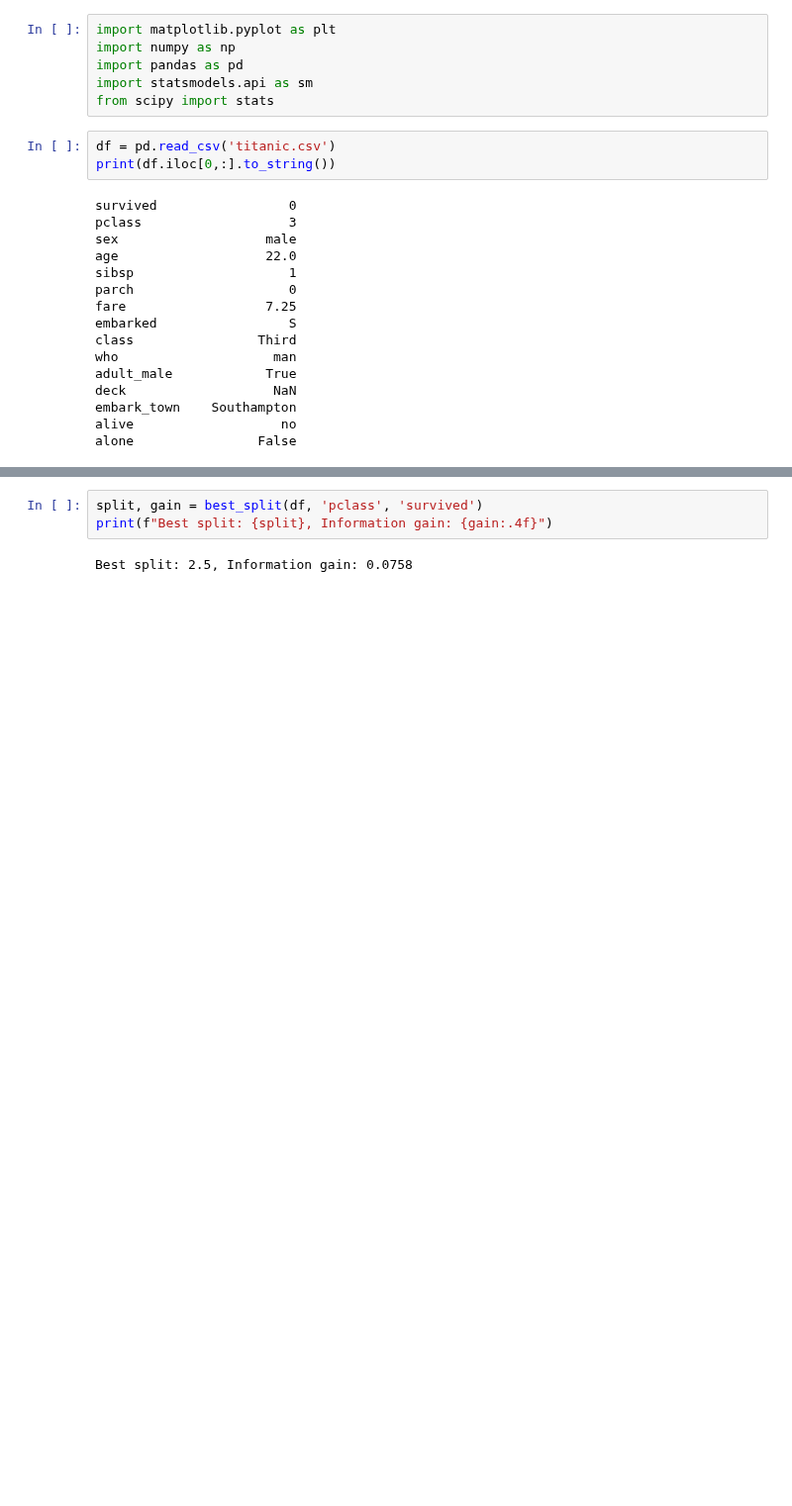
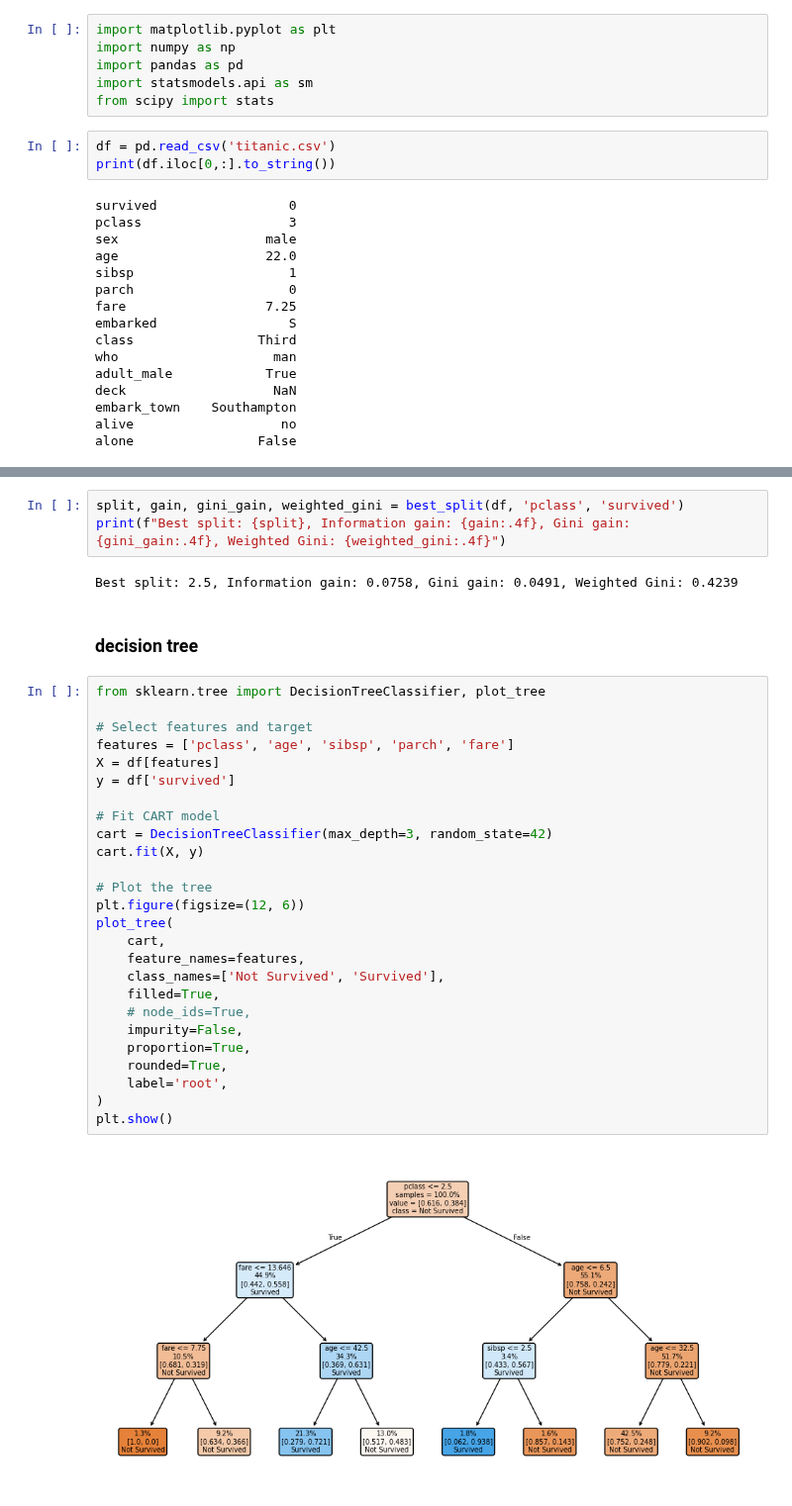
Before and after one commit to 0xdomyz/python_collection, a Jupyter notebook: model/decision_tree.ipynb, the cells around one changed output, grey strips where cells are left out. Shown at 99% size. Cells and saved outputs as stored; diff of their text form; blank space fills up the shorter version.

Commit message:
update d tree

```diff
--- a/model/decision_tree.ipynb
+++ b/model/decision_tree.ipynb
@@ -51,5 +63,35 @@ def best_split(df, feature_col, target_col):
 # %%
-split, gain = best_split(df, 'pclass', 'survived')
-print(f"Best split: {split}, Information gain: {gain:.4f}")
+split, gain, gini_gain, weighted_gini = best_split(df, 'pclass', 'survived')
+print(f"Best split: {split}, Information gain: {gain:.4f}, Gini gain: {gini_gain:.4f}, Weighted Gini: {weighted_gini:.4f}")
 # %% [output]
-Best split: 2.5, Information gain: 0.0758
+Best split: 2.5, Information gain: 0.0758, Gini gain: 0.0491, Weighted Gini: 0.4239
+# %% [markdown]
+### decision tree
+# %%
+from sklearn.tree import DecisionTreeClassifier, plot_tree
+
+# Select features and target
+features = ['pclass', 'age', 'sibsp', 'parch', 'fare']
+X = df[features]
+y = df['survived']
+
+# Fit CART model
+cart = DecisionTreeClassifier(max_depth=3, random_state=42)
+cart.fit(X, y)
+
+# Plot the tree
+plt.figure(figsize=(12, 6))
+plot_tree(
+    cart,
+    feature_names=features,
+    class_names=['Not Survived', 'Survived'],
+    filled=True,
+    # node_ids=True,
+    impurity=False,
+    proportion=True,
+    rounded=True,
+    label='root',
+)
+plt.show()
+# %% [output]
+[figure, added]
```
Also changed, not shown: parts of 2 cells of this notebook.
